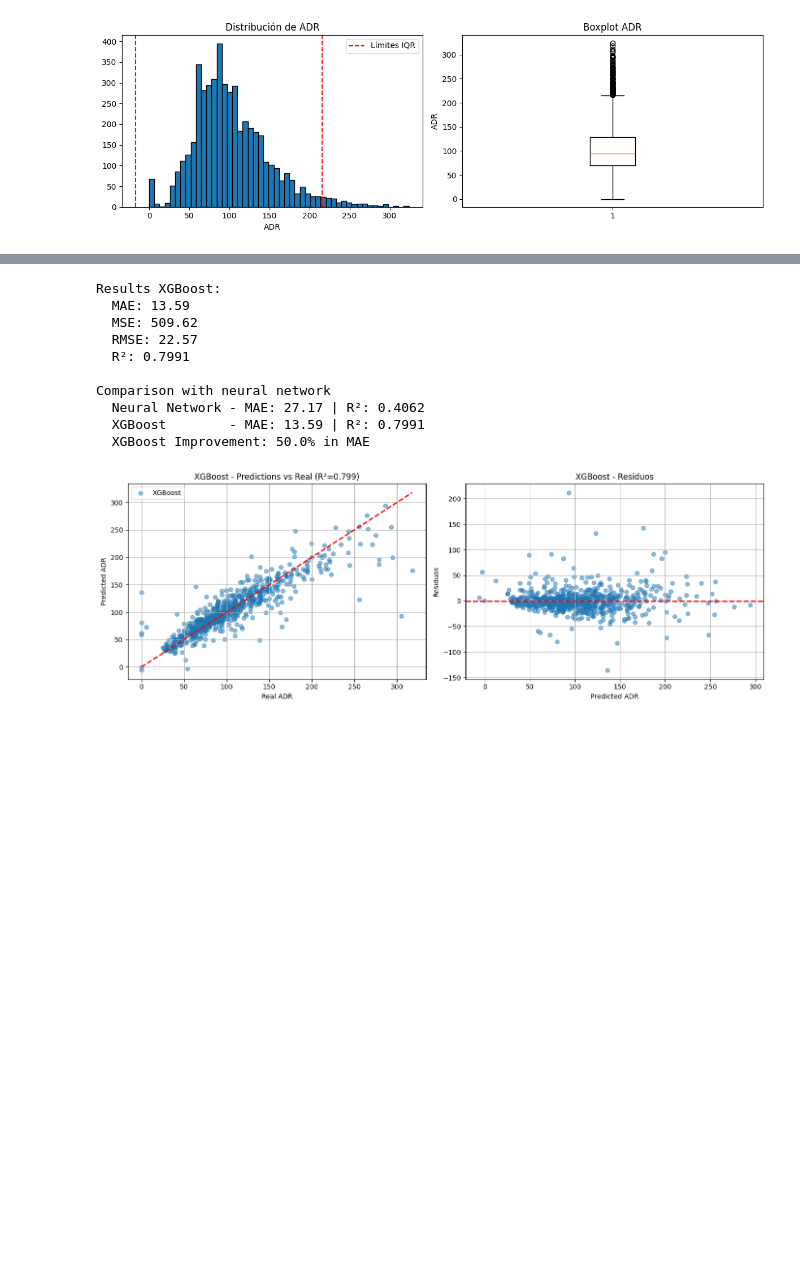
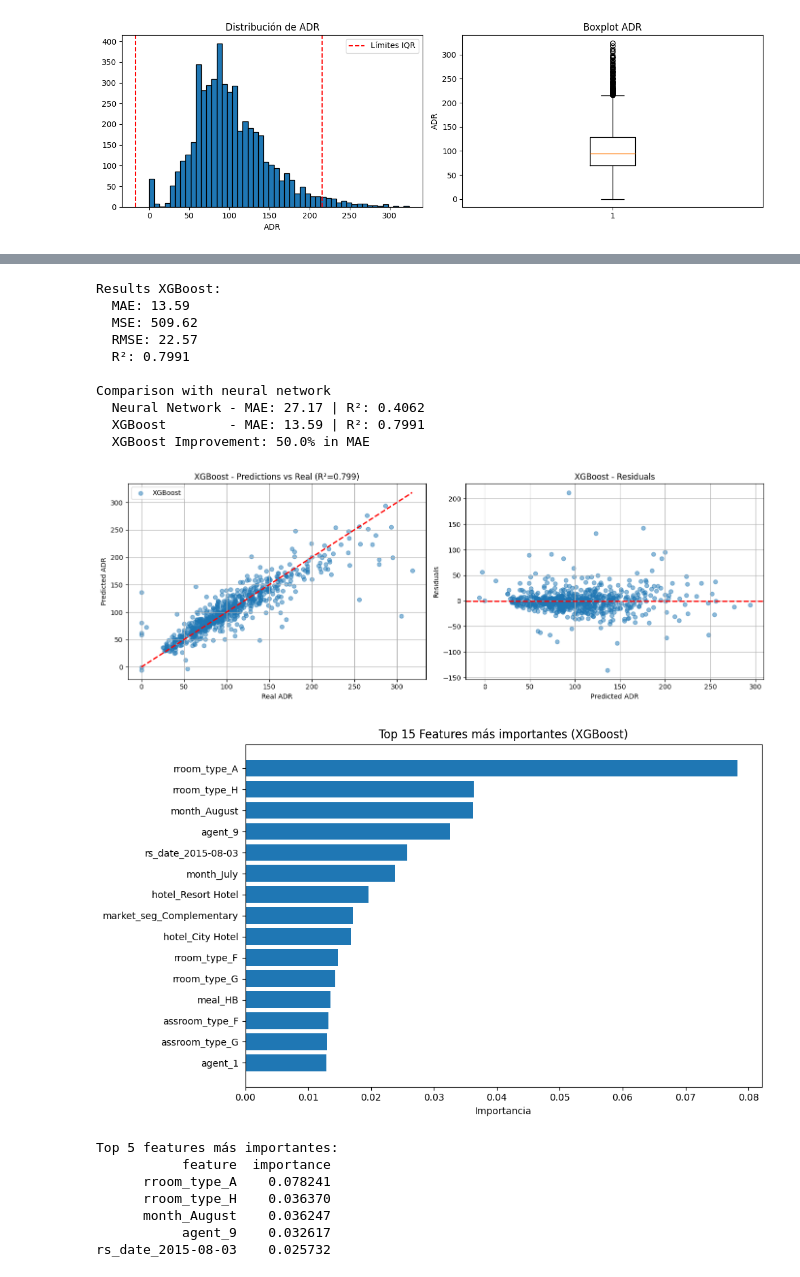
Before and after one commit to d1mo22/MD, a Jupyter notebook: Scripts/ANN.ipynb, the cells around one changed output, grey strips where cells are left out. Cells and saved outputs as stored; diff of their text form; code cells hidden in the pictures; blank space fills up the shorter version.

Commit message:
ANN and XGBoost models

```diff
--- a/Scripts/ANN.ipynb
+++ b/Scripts/ANN.ipynb
@@ -560,45 +579,53 @@ axes[0].set_xlabel('Real ADR')
 axes[0].set_ylabel('Predicted ADR')
 axes[0].set_title(f'XGBoost - Predictions vs Real (R²={xgb_r2:.3f})')
 axes[0].grid(True)
 axes[0].legend()
 
 # Residuals
 residuos_xgb = y_num_test - y_pred_xgb
 axes[1].scatter(y_pred_xgb, residuos_xgb, alpha=0.5)
 axes[1].axhline(y=0, color='r', linestyle='--', lw=2)
 axes[1].set_xlabel('Predicted ADR')
-axes[1].set_ylabel('Residuos')
-axes[1].set_title('XGBoost - Residuos')
+axes[1].set_ylabel('Residuals')
+axes[1].set_title('XGBoost - Residuals')
 axes[1].grid(True)
 
 plt.tight_layout()
 plt.show()
 
 # --- IMPORTANCIA DE FEATURES (Top 15) ---
-# feature_importance = pd.DataFrame({
-#     'feature': X_num_train.columns,
-#     'importance': xgb_model.feature_importances_
-# }).sort_values('importance', ascending=False).head(15)
+feature_importance = pd.DataFrame({
+    'feature': X_num_train.columns,
+    'importance': xgb_model.feature_importances_
+}).sort_values('importance', ascending=False).head(15)
 
-# plt.figure(figsize=(10, 6))
-# plt.barh(feature_importance['feature'], feature_importance['importance'])
-# plt.xlabel('Importancia')
-# plt.title('Top 15 Features más importantes (XGBoost)')
-# plt.gca().invert_yaxis()
-# plt.tight_layout()
-# plt.show()
+plt.figure(figsize=(10, 6))
+plt.barh(feature_importance['feature'], feature_importance['importance'])
+plt.xlabel('Importancia')
+plt.title('Top 15 Features más importantes (XGBoost)')
+plt.gca().invert_yaxis()
+plt.tight_layout()
+plt.show()
 
-# print("\nTop 5 features más importantes:")
-# print(feature_importance.head().to_string(index=False))
+print("\nTop 5 features más importantes:")
+print(feature_importance.head().to_string(index=False))
 # %% [output]
 Results XGBoost:
   MAE: 13.59
   MSE: 509.62
   RMSE: 22.57
   R²: 0.7991
 
 Comparison with neural network
   Neural Network - MAE: 27.17 | R²: 0.4062
   XGBoost        - MAE: 13.59 | R²: 0.7991
   XGBoost Improvement: 50.0% in MAE
 [figure]
+[figure, added]
+Top 5 features más importantes:
+           feature  importance
+      rroom_type_A    0.078241
+      rroom_type_H    0.036370
+      month_August    0.036247
+           agent_9    0.032617
+rs_date_2015-08-03    0.025732
```
Also changed, not shown: parts of 3 cells of this notebook, 9 other files.
